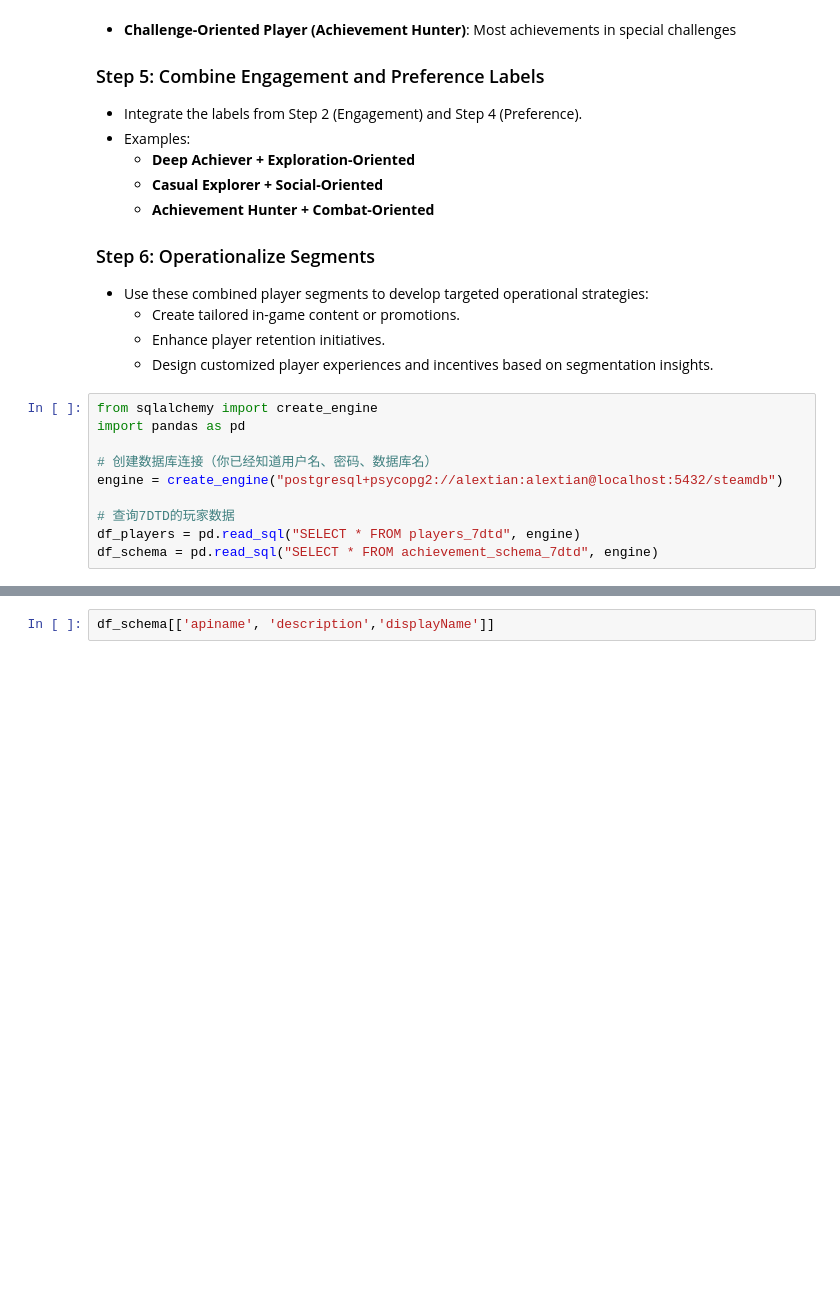
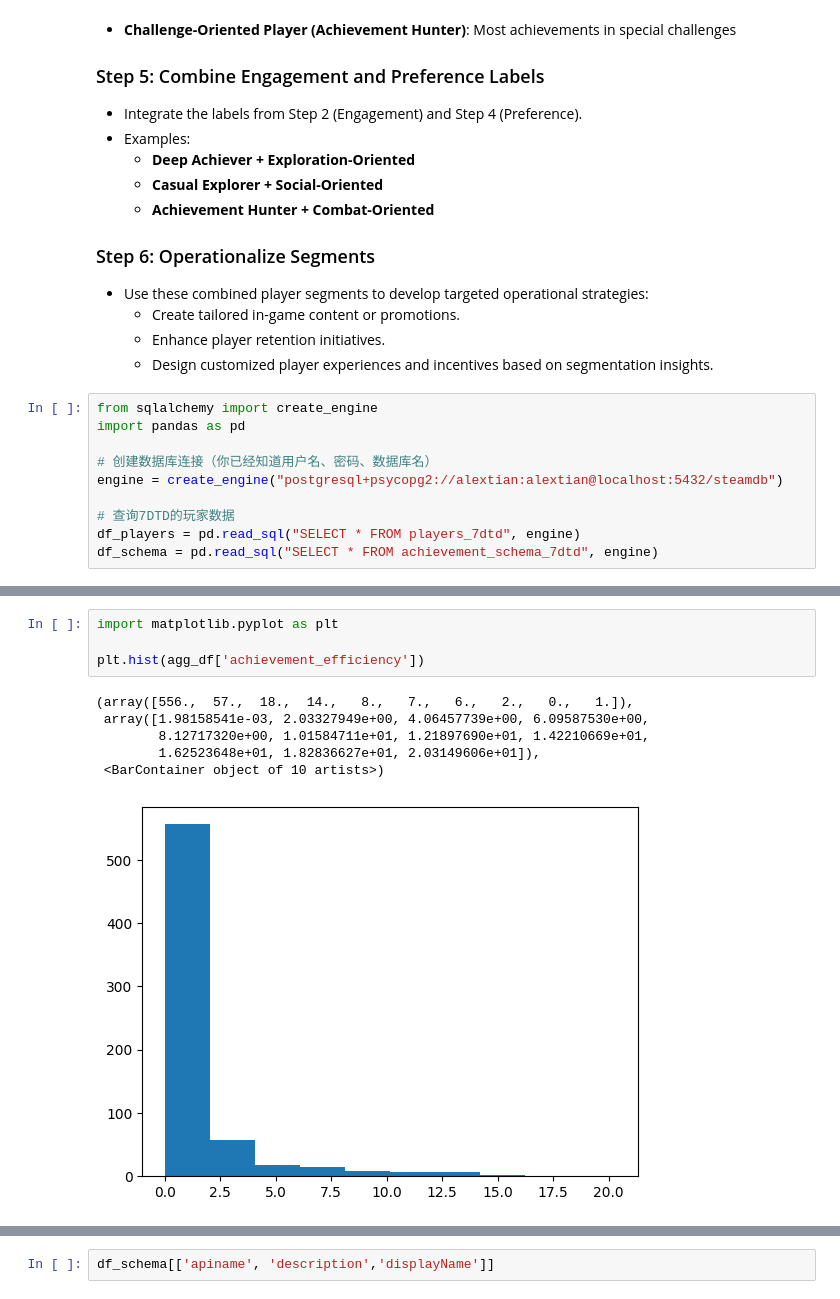
Before and after one commit to alextianyf/Steam-GamePlayer-Insight, a Jupyter notebook: notebooks/01-EDA.ipynb, the cells around one changed output, grey strips where cells are left out. Cells and saved outputs as stored; diff of their text form; blank space fills up the shorter version.

```diff
--- a/notebooks/01-EDA.ipynb
+++ b/notebooks/01-EDA.ipynb
@@ -49,0 +413,11 @@ df_schema = pd.read_sql("SELECT * FROM achievement_schema_7dtd", engine)
+# %%
+import matplotlib.pyplot as plt
+
+plt.hist(agg_df['achievement_efficiency'])
+# %% [output]
+(array([556.,  57.,  18.,  14.,   8.,   7.,   6.,   2.,   0.,   1.]),
+ array([1.98158541e-03, 2.03327949e+00, 4.06457739e+00, 6.09587530e+00,
+        8.12717320e+00, 1.01584711e+01, 1.21897690e+01, 1.42210669e+01,
+        1.62523648e+01, 1.82836627e+01, 2.03149606e+01]),
+ <BarContainer object of 10 artists>)
+[figure, added]
```
Also changed, not shown: parts of 20 cells of this notebook, 3 other files.
